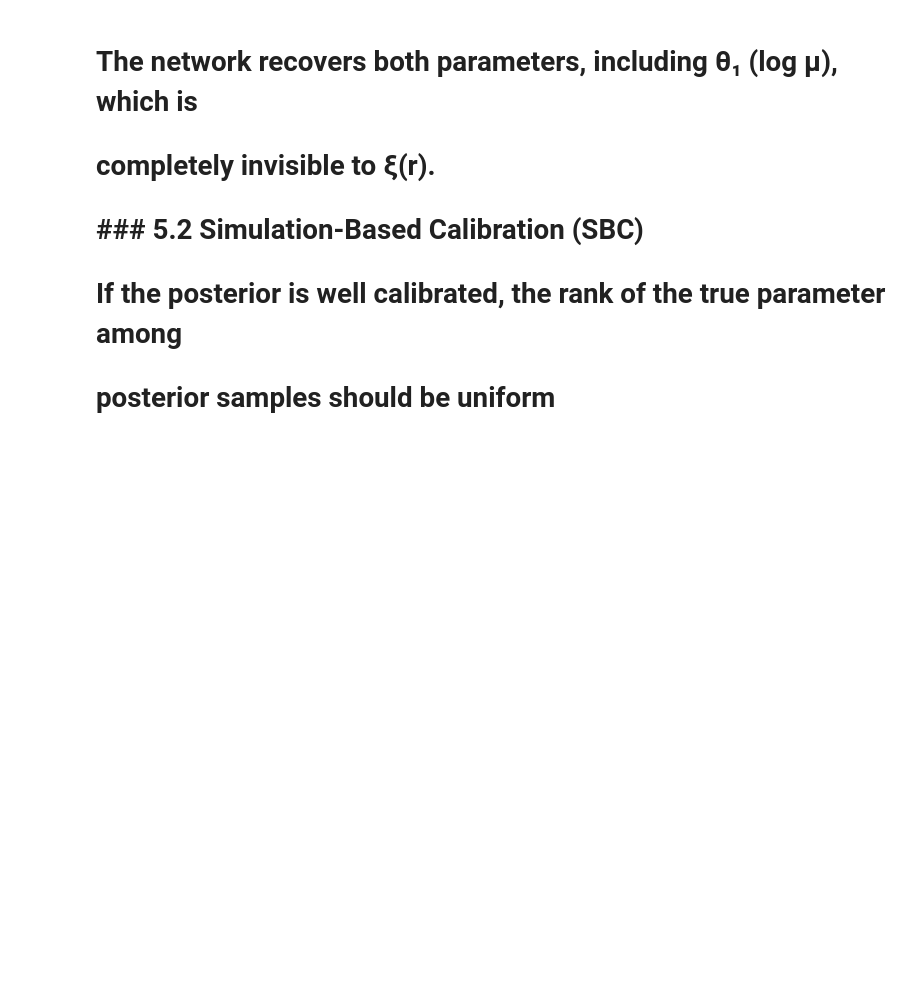
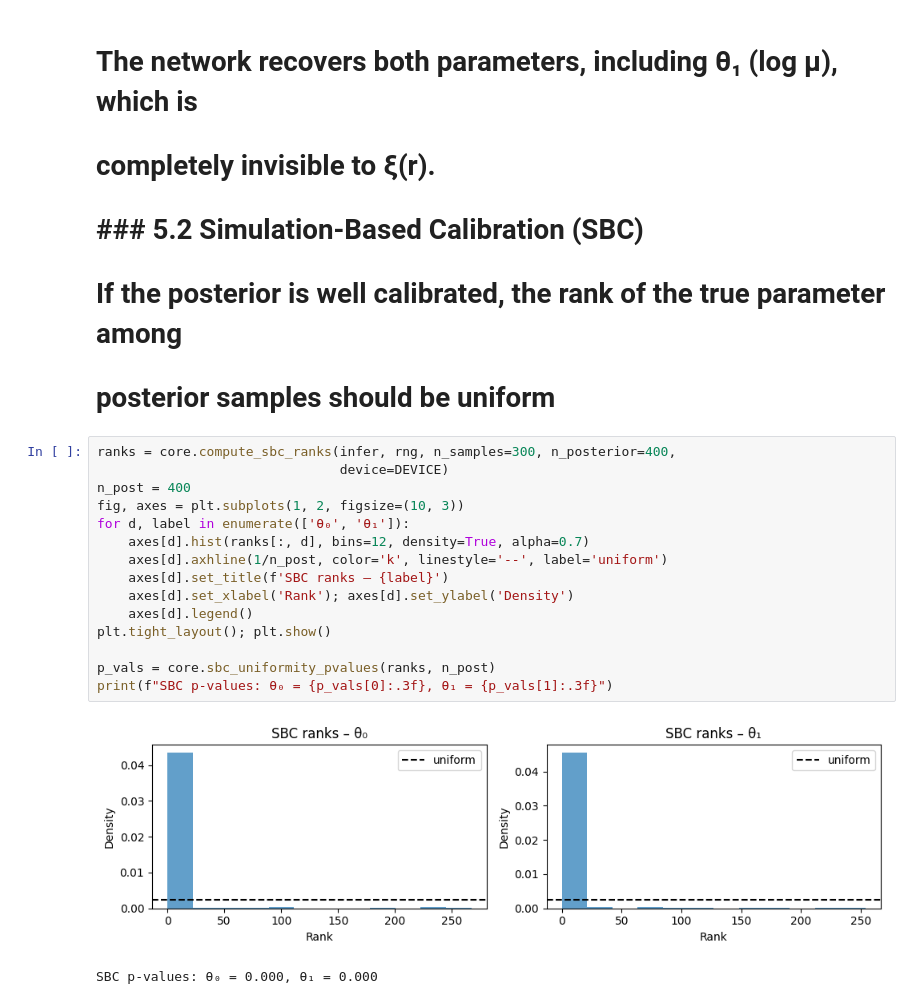
Before and after one commit to mazapataa/NNbasic, a Jupyter notebook: final_project/poc_notebook.ipynb, the cells around one changed output. Drawn from its saved outputs; the diff is of its cells as text; blank space fills up the shorter version.

```diff
--- a/final_project/poc_notebook.ipynb
+++ b/final_project/poc_notebook.ipynb
@@ -169,3 +169,21 @@ plt.tight_layout(); plt.show()
 #
 # If the posterior is well calibrated, the rank of the true parameter among
 # posterior samples should be uniform
+# %%
+ranks = core.compute_sbc_ranks(infer, rng, n_samples=300, n_posterior=400,
+                               device=DEVICE)
+n_post = 400
+fig, axes = plt.subplots(1, 2, figsize=(10, 3))
+for d, label in enumerate(['θ₀', 'θ₁']):
+    axes[d].hist(ranks[:, d], bins=12, density=True, alpha=0.7)
+    axes[d].axhline(1/n_post, color='k', linestyle='--', label='uniform')
+    axes[d].set_title(f'SBC ranks – {label}')
+    axes[d].set_xlabel('Rank'); axes[d].set_ylabel('Density')
+    axes[d].legend()
+plt.tight_layout(); plt.show()
+
+p_vals = core.sbc_uniformity_pvalues(ranks, n_post)
+print(f"SBC p‑values: θ₀ = {p_vals[0]:.3f}, θ₁ = {p_vals[1]:.3f}")
+# %% [output]
+[figure, added]
+SBC p‑values: θ₀ = 0.000, θ₁ = 0.000
```
Also changed, not shown: parts of 8 cells of this notebook.
